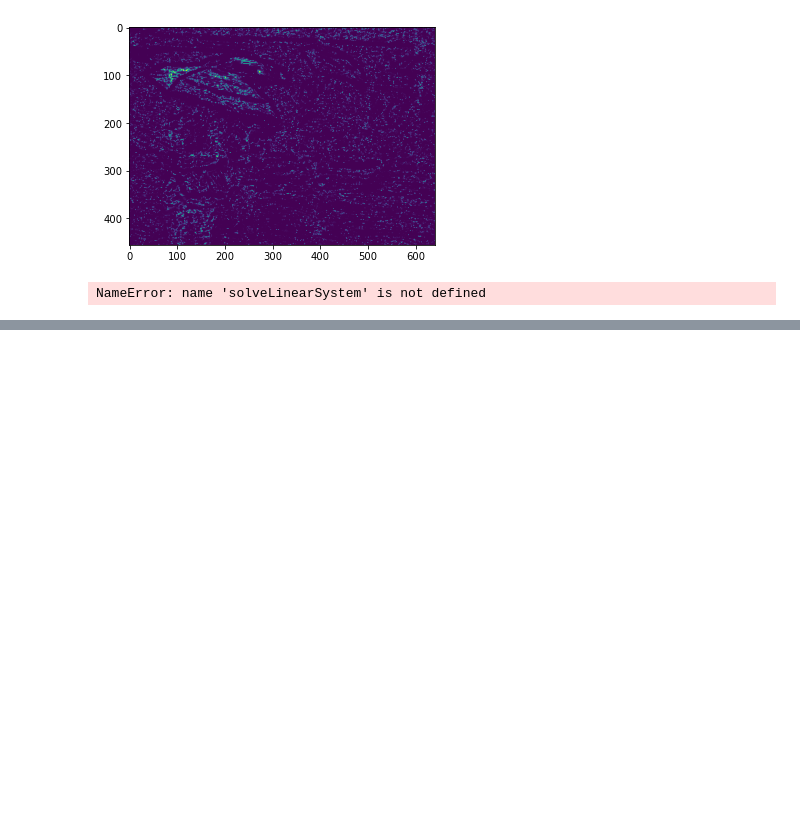
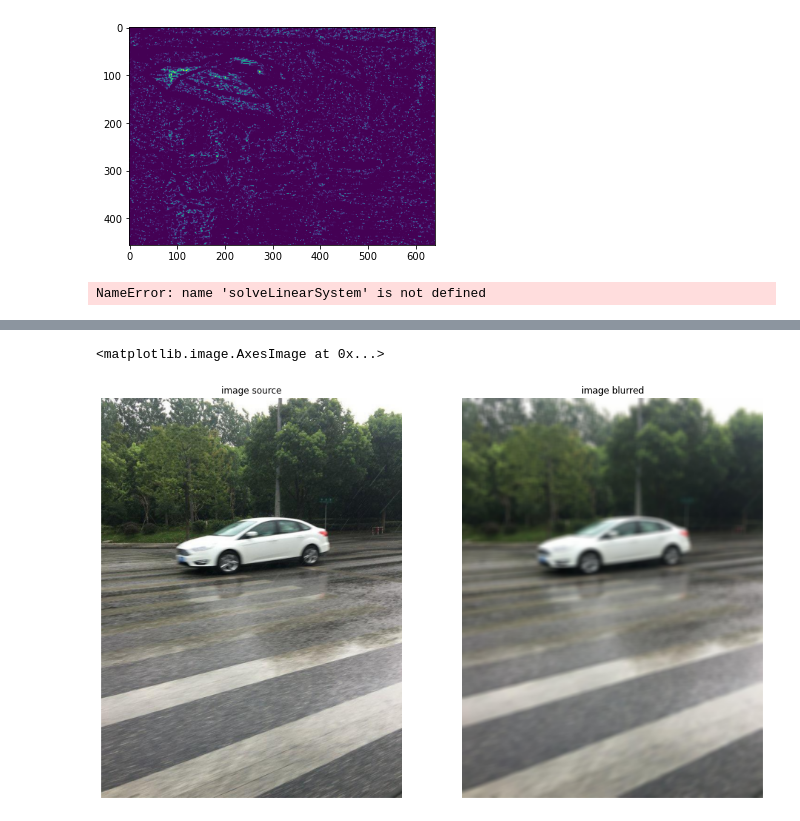
Before and after one commit to vfrantc/trans_experiments, a Jupyter notebook: play_with_star_gpu.ipynb, the cells around one changed output, grey strips where cells are left out. Drawn from its saved outputs; the diff is of its cells as text; code cells hidden in the pictures; blank space fills up the shorter version.

```diff
--- a/play_with_star_gpu.ipynb
+++ b/play_with_star_gpu.ipynb
@@ -237,0 +538,38 @@ end
+# %%
+import torch
+import kornia
+import cv2
+import numpy as np
+import matplotlib.pyplot as plt
+
+# read the image with OpenCV
+img: np.ndarray = cv2.imread('input/input/386.png')
+img = cv2.cvtColor(img, cv2.COLOR_BGR2RGB)
+
+# convert to torch tensor
+data: torch.tensor = kornia.image_to_tensor(img, keepdim=False)  # BxCxHxW
+
+
+# create the operator
+gauss = kornia.filters.GaussianBlur2d((11, 11), (10.5, 10.5))
+
+# blur the image
+x_blur: torch.tensor = gauss(data.float())
+
+# convert back to numpy
+img_blur: np.ndarray = kornia.tensor_to_image(x_blur.byte())
+
+# Create the plot
+fig, axs = plt.subplots(1, 2, figsize=(16, 10))
+axs = axs.ravel()
+
+axs[0].axis('off')
+axs[0].set_title('image source')
+axs[0].imshow(img)
+
+axs[1].axis('off')
+axs[1].set_title('image blurred')
+axs[1].imshow(img_blur)
+# %% [output]
+<matplotlib.image.AxesImage at 0x...>
+[figure, added]
```
Also changed, not shown: parts of 36 cells of this notebook.
